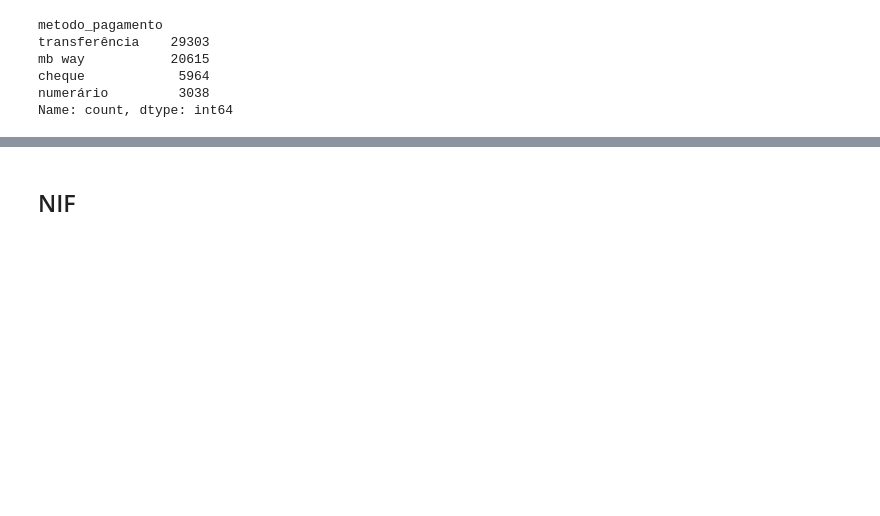
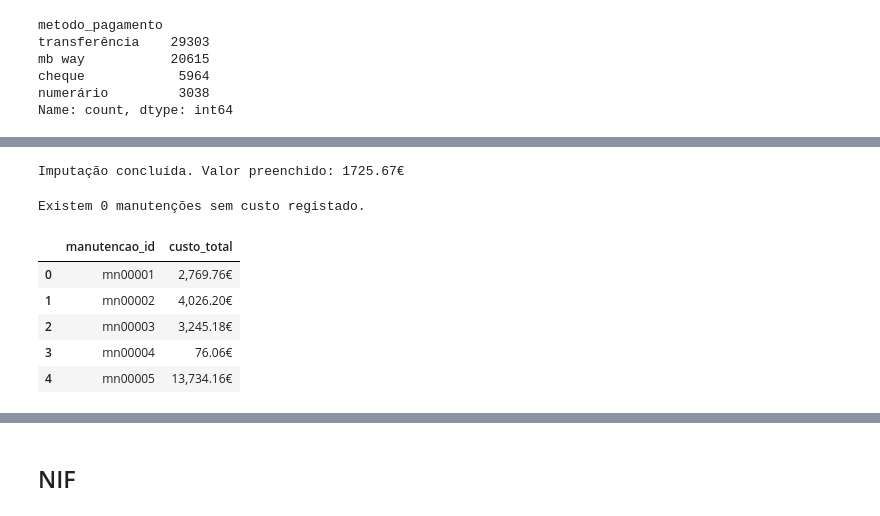
Before and after one commit to andrezenhaf3/GRUPO_1_IA, a Jupyter notebook: pl01_grupo1.ipynb, the cells around one changed output, grey strips where cells are left out. Drawn from its saved outputs; the diff is of its cells as text; code cells hidden in the pictures; blank space fills up the shorter version.

```diff
--- a/pl01_grupo1.ipynb
+++ b/pl01_grupo1.ipynb
@@ -651,0 +698,5 @@ Name: count, dtype: int64
+# %%
+manutencoes_reparacoes_clean['tipo_intervencao'] = manutencoes_reparacoes_clean['tipo_intervencao'].replace(['inspecção'], 'inspeção')
+manutencoes_reparacoes_clean['tipo_intervencao'].value_counts()
+manutencoes_reparacoes_clean['tipo_intervencao'] = manutencoes_reparacoes_clean['tipo_intervencao'].replace(['manutencao preventiva'], 'manutenção preventiva')
+manutencoes_reparacoes_clean['tipo_intervencao'].value_counts()
@@ -651,0 +710,4 @@ Name: count, dtype: int64
+# %%
+manutencoes_reparacoes_clean['area_afetada']= manutencoes_reparacoes_clean['area_afetada'].replace(['jardm'], 'jardim')
+manutencoes_reparacoes_clean['area_afetada']= manutencoes_reparacoes_clean['area_afetada'].replace(['elvador'], 'elevador')
+manutencoes_reparacoes_clean['area_afetada'].value_counts()
@@ -651,0 +746,8 @@ Name: count, dtype: int64
+# %%
+manutencoes_reparacoes_clean['fornecedor']= manutencoes_reparacoes_clean['fornecedor'].replace(['masterfix lda.','masterfix unipessoal',], 'masterfix lda')
+manutencoes_reparacoes_clean['fornecedor']= manutencoes_reparacoes_clean['fornecedor'].replace([ 'proserviços group','proserviços solutions',], 'proserviços sa')
+manutencoes_reparacoes_clean['fornecedor']= manutencoes_reparacoes_clean['fornecedor'].replace(['tecnoreparações unipessoal', 'tecnoreparações solutions'], 'tecnoreparações group')
+manutencoes_reparacoes_clean['fornecedor']= manutencoes_reparacoes_clean['fornecedor'].replace(['globaltec group' ], 'globaltec unipessoal')
+manutencoes_reparacoes_clean['fornecedor']= manutencoes_reparacoes_clean['fornecedor'].replace(['ultrafix sa','ultrafix group' ], 'ultrafix & filhos')
+manutencoes_reparacoes_clean['fornecedor']= manutencoes_reparacoes_clean['fornecedor'].replace(['smartrepair solutions' ], 'smartrepair lda')
+manutencoes_reparacoes_clean['fornecedor'].value_counts()
@@ -651,0 +781,23 @@ Name: count, dtype: int64
+# %%
+mediana_custo = manutencoes_reparacoes_clean['custo_total'].median()
+manutencoes_reparacoes_clean['custo_total'] = manutencoes_reparacoes_clean['custo_total'].fillna(mediana_custo)
+
+print(f"Imputação concluída. Valor preenchido: {mediana_custo:.2f}€")
+# %% [output]
+Imputação concluída. Valor preenchido: 1725.67€
+# %%
+nulos_custo = manutencoes_reparacoes_clean['custo_total'].isnull().sum()
+print(f"Existem {nulos_custo} manutenções sem custo registado.")
+# %% [output]
+Existem 0 manutenções sem custo registado.
+# %%
+# Configuramos o Pandas para mostrar 2 casas decimais e o símbolo €
+pd.options.display.float_format = '{:,.2f}€'.format
+manutencoes_reparacoes_clean[['manutencao_id', 'custo_total']].head()
+# %% [output]
+|  | manutencao_id | custo_total |
+| 0 | mn00001 | 2,769.76€ |
+| 1 | mn00002 | 4,026.20€ |
+| 2 | mn00003 | 3,245.18€ |
+| 3 | mn00004 | 76.06€ |
+| 4 | mn00005 | 13,734.16€ |
```
Also changed, not shown: parts of 33 cells of this notebook.
